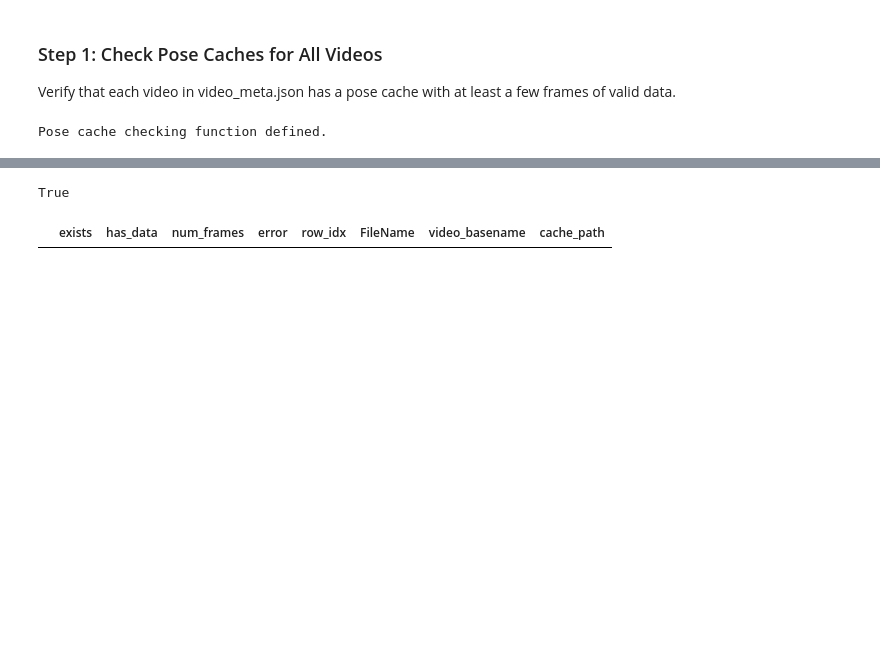
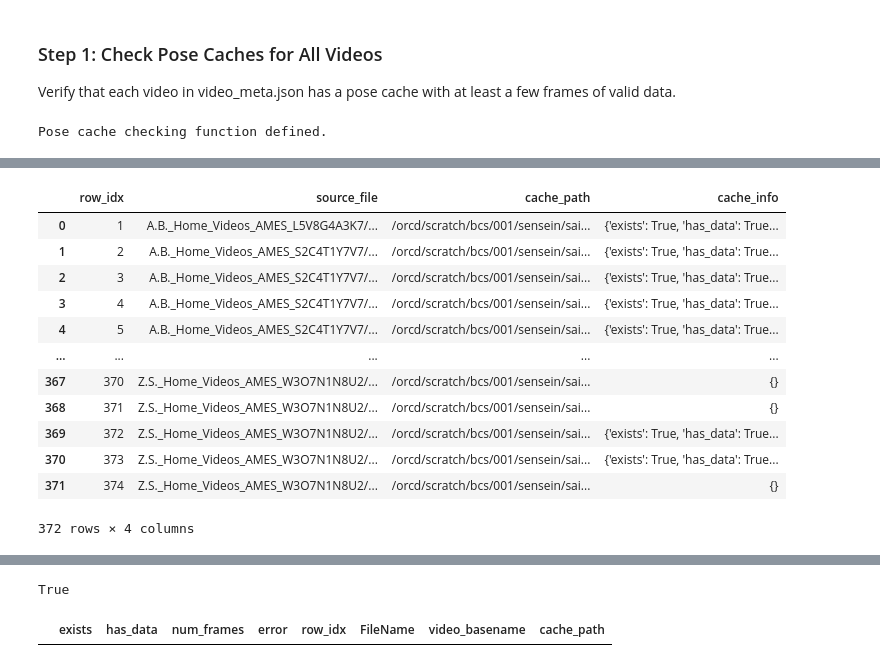
Before and after one commit to brukew/rmmdet, a Jupyter notebook: dataprep/data_review/data_flow_analysis.ipynb, the cells around one changed output, grey strips where cells are left out. Saved outputs shown, nothing was run; the diff lists cells and outputs as text; code cells hidden in the pictures; blank space fills up the shorter version.

```diff
--- a/dataprep/data_review/data_flow_analysis.ipynb
+++ b/dataprep/data_review/data_flow_analysis.ipynb
@@ -974,3 +1034,11 @@ Name: count, dtype: int64
+# %%
+import time
+
+video_mask_path = Path('/orcd/data/satra/001/users/brukew/actreg/dataprep/video_mask_info.json')
+video_mask_data = {"generated_at": time.strftime("%Y-%m-%dT%H:%M:%S.%fZ"), "count": len(vid_mask_info), "records": vid_mask_info}
+
+with open(video_mask_path, 'w') as f:
+    json.dump(video_mask_data, f, indent=2)
 # %% [markdown]
 ### Step 6: Check Frame Cap Impact on Clips
 
@@ -1299,7 +1367,7 @@ def check_pose_cache(cache_path: Path) -> dict:
             # Count frames with pose data
             frame_keys = [k for k in f.keys() if k.startswith('frame_')]
             frames_with_data = 0
-
+            frame_indices = []
             for frame_key in frame_keys:
                 frame_group = f[frame_key]
                 # Check if frame has at least one pose
@@ -1310,8 +1378,9 @@ def check_pose_cache(cache_path: Path) -> dict:
                         pose_group = frame_group[pose_key]
                         if 'keypoints' in pose_group:
                             frames_with_data += 1
+                            frame_indices.append(int(frame_key.split('_')[1]))
                             break
-
+            result['frame_indices'] = frame_indices
             result['num_frames'] = frames_with_data
             result['has_data'] = frames_with_data > 0
 
@@ -1394,2 +1463,39 @@ Pose cache status:
   Min frames: 64
   Max frames: 5983
+# %%
+vid_pose_info = []
+for _, meta_row in video_meta_df.iterrows():
+    pose_info = {}
+    original_path = meta_row.get('original_path')
+    if pd.isna(original_path) or not original_path:
+        print(f"Skipping video {meta_row.get('FileName')} because original_path is missing")
+        continue
+
+    altered_basename = meta_row['altered_basename']
+    if not pd.isna(altered_basename):
+        print("ALTERED BASENAME: ", altered_basename)
+        video_basename = altered_basename
+    else:
+        video_basename = Path(original_path).stem
+
+    pose_cache_path = pose_cache_base / video_basename / pose_cache_filename
+
+    source_file = meta_row['SourceFile']
+    pose_info["row_idx"] = meta_row['row_idx']
+    pose_info["source_file"] = source_file
+    pose_info["cache_path"] = str(pose_cache_path)
+    if pose_cache_path.exists():
+        cache_info = check_pose_cache(pose_cache_path)
+        pose_info['cache_info'] = cache_info
+        pose_info['cache_info']['frame_indices'] = sorted(pose_info['cache_info']['frame_indices'])
+        # if len(vid_pose_info) < 20:
+        #     print(pose_info['cache_info']['frame_indices'])
+        # print(f"Saved mask info for {meta_row['row_idx']}: {source_file}")
+    else:
+        print(f"  Cache does not exist for {source_file}")
+        pose_info['cache_info'] = {}
+    vid_pose_info.append(pose_info)
+
+vid_pose_info_df = pd.DataFrame(vid_pose_info)
+vid_pose_info_df
+# %% [output]
@@ -1395,0 +1522,13 @@ Pose cache status:
+|  | row_idx | source_file | cache_path | cache_info |
+| 0 | 1 | A.B._Home_Videos_AMES_L5V8G4A3K7/... | /orcd/scratch/bcs/001/sensein/sai... | {'exists': True, 'has_data': True... |
+| 1 | 2 | A.B._Home_Videos_AMES_S2C4T1Y7V7/... | /orcd/scratch/bcs/001/sensein/sai... | {'exists': True, 'has_data': True... |
+| 2 | 3 | A.B._Home_Videos_AMES_S2C4T1Y7V7/... | /orcd/scratch/bcs/001/sensein/sai... | {'exists': True, 'has_data': True... |
+| 3 | 4 | A.B._Home_Videos_AMES_S2C4T1Y7V7/... | /orcd/scratch/bcs/001/sensein/sai... | {'exists': True, 'has_data': True... |
+| 4 | 5 | A.B._Home_Videos_AMES_S2C4T1Y7V7/... | /orcd/scratch/bcs/001/sensein/sai... | {'exists': True, 'has_data': True... |
+| ... | ... | ... | ... | ... |
+| 367 | 370 | Z.S._Home_Videos_AMES_W3O7N1N8U2/... | /orcd/scratch/bcs/001/sensein/sai... | {} |
+| 368 | 371 | Z.S._Home_Videos_AMES_W3O7N1N8U2/... | /orcd/scratch/bcs/001/sensein/sai... | {} |
+| 369 | 372 | Z.S._Home_Videos_AMES_W3O7N1N8U2/... | /orcd/scratch/bcs/001/sensein/sai... | {'exists': True, 'has_data': True... |
+| 370 | 373 | Z.S._Home_Videos_AMES_W3O7N1N8U2/... | /orcd/scratch/bcs/001/sensein/sai... | {'exists': True, 'has_data': True... |
+| 371 | 374 | Z.S._Home_Videos_AMES_W3O7N1N8U2/... | /orcd/scratch/bcs/001/sensein/sai... | {} |
+372 rows × 4 columns
```
Also changed, not shown: parts of 10 cells of this notebook, 13 other files.
